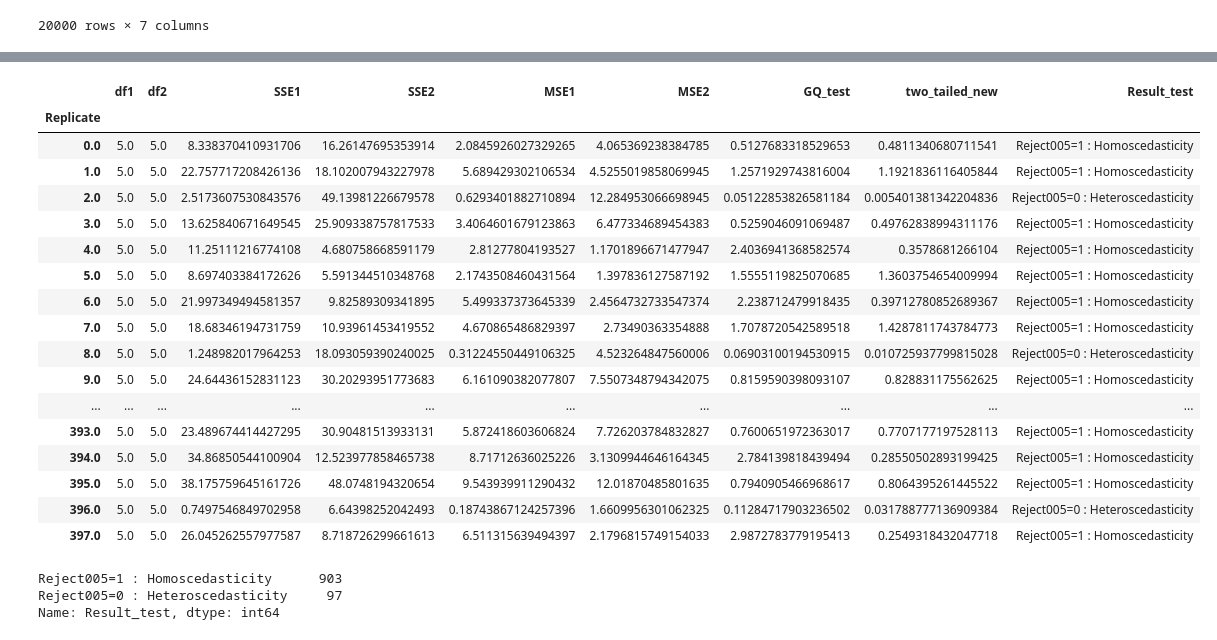
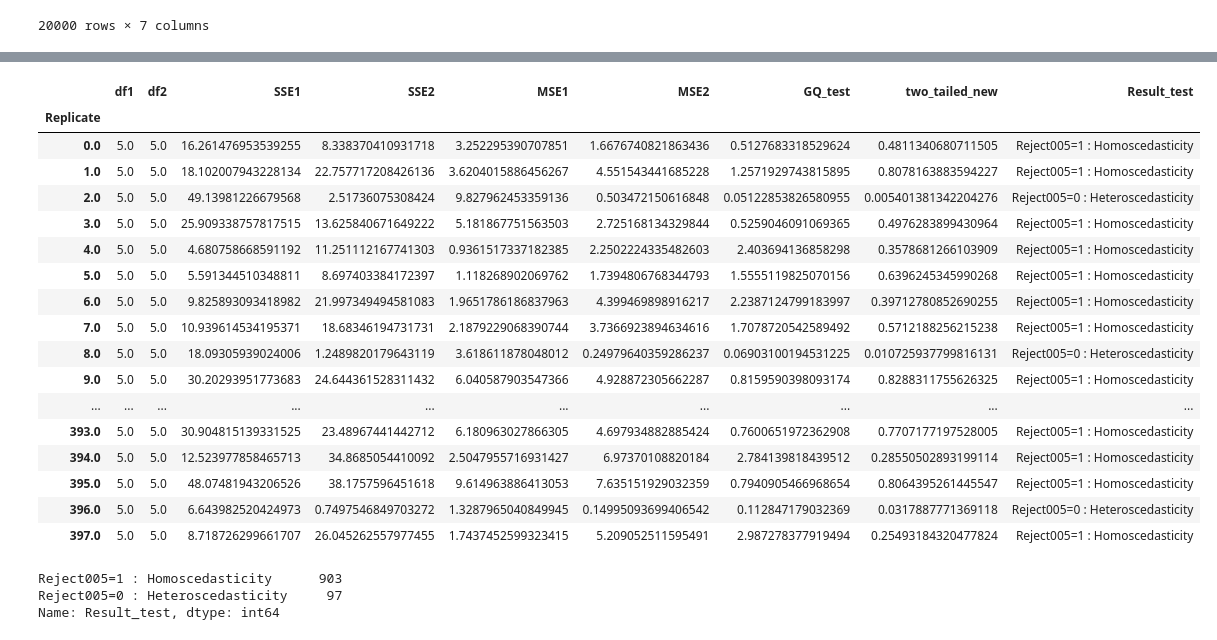
Before and after one commit to iam-fern/Generate_multiplication, a Jupyter notebook: GQtest_data_multi_delta_(0_4)_n20_05.ipynb, the cells around one changed output, grey strips where cells are left out. Drawn from its saved outputs; the diff is of its cells as text; code cells hidden in the pictures.

```diff
--- a/GQtest_data_multi_delta_(0_4)_n20_05.ipynb
+++ b/GQtest_data_multi_delta_(0_4)_n20_05.ipynb
@@ -142,7 +176,6 @@ def get_result(run_replicate, percent_data):
     new_table_sort = new_table.sort_values('x2')
     new_table_sort.reset_index(inplace=True)
     new_table_sort.drop(['index'], axis=1, inplace=True)
-
 
     # แบ่งข้อมูลกลุ่มที่ 1
     table1 = new_table_sort.iloc[:int(percent_data*new_table_sort.shape[0]) , :]
@@ -156,8 +189,7 @@ def get_result(run_replicate, percent_data):
     # หาค่า df กลุ่ม 1
     DF1 = model1.df_resid + 1
     SSE1 = model1.ssr
-    MSE1 = model1.mse_resid
-
+    MSE1 = SSE1/DF1
 
     # แบ่งข้อมูลกลุ่มที่ 2
     table2 = new_table_sort.iloc[int((1-percent_data)*new_table_sort.shape[0]): , :]
@@ -171,23 +203,21 @@ def get_result(run_replicate, percent_data):
     # หาค่า df กลุ่ม 2
     DF2 = model2.df_resid + 1
     SSE2 = model2.ssr
-    MSE2 = model2.mse_resid
+    MSE2 = SSE2/DF2
 
     # ค่าสถิติทดสอบ
     GQ_test = (SSE2/DF2) / (SSE1/DF1)
-
 
     df2 = DF2
     df1 = DF1
 
     # คำนวณค่า p-value
-    # sf(x, dfn, dfd, loc=0, scale=1) : Survival function (also defined as 1 - cdf, but sf is sometimes more accurate)
+    # pdf(x, dfn, dfd, loc=0, scale=1) : Probability density function
     two_tailed = 2.0*(1.0-(ss.f.cdf(GQ_test, df2, df1)))
+    p_greater = ss.f.cdf(GQ_test, df2, df1)
+    p_less = 1.0-ss.f.cdf(GQ_test, df2, df1)
 
-    # pdf(x, dfn, dfd, loc=0, scale=1) : Probability density function
-    p_greater = ss.f.cdf(GQ_test, df2, df1)
-
-    return df2, df1, SSE2, SSE1, MSE2, MSE1, GQ_test, two_tailed, p_greater
+    return df1, df2, SSE1, SSE2, MSE1, MSE2, GQ_test, two_tailed, p_greater, p_less
 
 # สร้าง list ของ replicates
 list_replicate=list({i[0] for i in table.index})
@@ -203,13 +233,14 @@ list_MSE2=[]
 list_GQ_test=[]
 list_two_tailed=[]
 list_p_greater=[]
+list_p_less=[]
 
 # กำหนด % การแบ่งข้อมูล
 percent_data=0.4
 
 # ใช้ for loop สำหรับการ run ทุก replicates
 for run_replicate in list_replicate:
-    df1, df2, SSE1, SSE2, MSE1, MSE2, GQ_test, two_tailed, p_greater=get_result(run_replicate, percent_data)
+    df1, df2, SSE1, SSE2, MSE1, MSE2, GQ_test, two_tailed, p_greater, p_less=get_result(run_replicate, percent_data)
     list_df1.append(df1)
     list_SSE1.append(SSE1)
     list_df2.append(df2)
@@ -219,6 +250,7 @@ for run_replicate in list_replicate:
     list_GQ_test.append(GQ_test)
     list_two_tailed.append(two_tailed)
     list_p_greater.append(p_greater)
+    list_p_less.append(p_less)
 # %%
 # สร้างตารางผลลัพธ์
 alpha = 0.05
@@ -257,39 +289,41 @@ result.astype(str)
 # %%
 # สร้างตารางผลลัพธ์
 alpha = 0.05
 pd.set_option('display.max_rows', 1000)
 pd.set_option('display.max_columns', 1000)
 pd.set_option('display.width', 1000)
 result=pd.DataFrame({"Replicate":list_replicate, "df1":list_df1, "df2":list_df2, "SSE1":list_SSE1,
                      "SSE2":list_SSE2, "MSE1":list_MSE1, "MSE2":list_MSE2,
-                     "GQ_test":list_GQ_test, "two_tailed":list_two_tailed, "greater":list_p_greater})
+                     "GQ_test":list_GQ_test, "two_tailed":list_two_tailed, "greater":list_p_greater, "less":list_p_less})
 result.set_index(['Replicate'], inplace=True)
 
-result['two_tailed_new']=result[["two_tailed","greater"]].apply(lambda value: value[0] if value[0]<0.5 else 2*value[1], axis=1)
+result['two_tailed_new']=result[["two_tailed","greater","less"]].apply(lambda value: value[0] if value[0]<0.5 else (2*value[1] if value[1]<0.5 else 2*value[2]) , axis=1)
 result["Result_test"]=result["two_tailed_new"].apply(lambda p_value: 'Reject005=0 : Heteroscedasticity'
                                                                   if p_value < alpha else 'Reject005=1 : Homoscedasticity')
 #two_tailed_new_show=two_tailed_new.drop(columns="greater")
-result_show=result.drop(columns=["two_tailed", "greater"])
+result_show=result.drop(columns=["two_tailed", "greater", "less"])
 result_show.astype(str)
+
+#result.astype(str)
 # %% [output]
 |  | df1 | df2 | SSE1 | SSE2 | MSE1 | MSE2 | GQ_test | two_tailed_new | Result_test |
 | Replicate |  |  |  |  |  |  |  |  |  |
-| 0.0 | 5.0 | 5.0 | 8.338370410931706 | 16.26147695353914 | 2.0845926027329265 | 4.065369238384785 | 0.5127683318529653 | 0.4811340680711541 | Reject005=1 : Homoscedasticity |
-| 1.0 | 5.0 | 5.0 | 22.757717208426136 | 18.102007943227978 | 5.689429302106534 | 4.5255019858069945 | 1.2571929743816004 | 1.1921836116405844 | Reject005=1 : Homoscedasticity |
-| 2.0 | 5.0 | 5.0 | 2.5173607530843576 | 49.13981226679578 | 0.6293401882710894 | 12.284953066698945 | 0.05122853826581184 | 0.005401381342204836 | Reject005=0 : Heteroscedasticity |
-| 3.0 | 5.0 | 5.0 | 13.625840671649545 | 25.909338757817533 | 3.4064601679123863 | 6.477334689454383 | 0.5259046091069487 | 0.49762838994311176 | Reject005=1 : Homoscedasticity |
-| 4.0 | 5.0 | 5.0 | 11.25111216774108 | 4.680758668591179 | 2.81277804193527 | 1.1701896671477947 | 2.4036941368582574 | 0.3578681266104 | Reject005=1 : Homoscedasticity |
-| 5.0 | 5.0 | 5.0 | 8.697403384172626 | 5.591344510348768 | 2.1743508460431564 | 1.397836127587192 | 1.5555119825070685 | 1.3603754654009994 | Reject005=1 : Homoscedasticity |
-| 6.0 | 5.0 | 5.0 | 21.997349494581357 | 9.82589309341895 | 5.499337373645339 | 2.4564732733547374 | 2.238712479918435 | 0.39712780852689367 | Reject005=1 : Homoscedasticity |
-| 7.0 | 5.0 | 5.0 | 18.68346194731759 | 10.93961453419552 | 4.670865486829397 | 2.73490363354888 | 1.7078720542589518 | 1.4287811743784773 | Reject005=1 : Homoscedasticity |
-| 8.0 | 5.0 | 5.0 | 1.248982017964253 | 18.093059390240025 | 0.31224550449106325 | 4.523264847560006 | 0.06903100194530915 | 0.010725937799815028 | Reject005=0 : Heteroscedasticity |
-| 9.0 | 5.0 | 5.0 | 24.64436152831123 | 30.20293951773683 | 6.161090382077807 | 7.5507348794342075 | 0.8159590398093107 | 0.828831175562625 | Reject005=1 : Homoscedasticity |
+| 0.0 | 5.0 | 5.0 | 16.261476953539255 | 8.338370410931718 | 3.252295390707851 | 1.6676740821863436 | 0.5127683318529624 | 0.4811340680711505 | Reject005=1 : Homoscedasticity |
+| 1.0 | 5.0 | 5.0 | 18.102007943228134 | 22.757717208426136 | 3.6204015886456267 | 4.551543441685228 | 1.2571929743815895 | 0.8078163883594227 | Reject005=1 : Homoscedasticity |
+| 2.0 | 5.0 | 5.0 | 49.13981226679568 | 2.51736075308424 | 9.827962453359136 | 0.503472150616848 | 0.05122853826580955 | 0.005401381342204276 | Reject005=0 : Heteroscedasticity |
+| 3.0 | 5.0 | 5.0 | 25.909338757817515 | 13.625840671649222 | 5.181867751563503 | 2.725168134329844 | 0.5259046091069365 | 0.4976283899430964 | Reject005=1 : Homoscedasticity |
+| 4.0 | 5.0 | 5.0 | 4.680758668591192 | 11.251112167741303 | 0.9361517337182385 | 2.2502224335482603 | 2.403694136858298 | 0.3578681266103909 | Reject005=1 : Homoscedasticity |
+| 5.0 | 5.0 | 5.0 | 5.591344510348811 | 8.697403384172397 | 1.118268902069762 | 1.7394806768344793 | 1.5555119825070156 | 0.6396245345990268 | Reject005=1 : Homoscedasticity |
+| 6.0 | 5.0 | 5.0 | 9.825893093418982 | 21.997349494581083 | 1.9651786186837963 | 4.399469898916217 | 2.2387124799183997 | 0.39712780852690255 | Reject005=1 : Homoscedasticity |
+| 7.0 | 5.0 | 5.0 | 10.939614534195371 | 18.68346194731731 | 2.1879229068390744 | 3.7366923894634616 | 1.7078720542589492 | 0.5712188256215238 | Reject005=1 : Homoscedasticity |
+| 8.0 | 5.0 | 5.0 | 18.09305939024006 | 1.2489820179643119 | 3.618611878048012 | 0.24979640359286237 | 0.06903100194531225 | 0.010725937799816131 | Reject005=0 : Heteroscedasticity |
+| 9.0 | 5.0 | 5.0 | 30.20293951773683 | 24.644361528311432 | 6.040587903547366 | 4.928872305662287 | 0.8159590398093174 | 0.8288311755626325 | Reject005=1 : Homoscedasticity |
 | ... | ... | ... | ... | ... | ... | ... | ... | ... | ... |
-| 393.0 | 5.0 | 5.0 | 23.489674414427295 | 30.90481513933131 | 5.872418603606824 | 7.726203784832827 | 0.7600651972363017 | 0.7707177197528113 | Reject005=1 : Homoscedasticity |
-| 394.0 | 5.0 | 5.0 | 34.86850544100904 | 12.523977858465738 | 8.71712636025226 | 3.1309944646164345 | 2.784139818439494 | 0.28550502893199425 | Reject005=1 : Homoscedasticity |
-| 395.0 | 5.0 | 5.0 | 38.175759645161726 | 48.0748194320654 | 9.543939911290432 | 12.01870485801635 | 0.7940905466968617 | 0.8064395261445522 | Reject005=1 : Homoscedasticity |
-| 396.0 | 5.0 | 5.0 | 0.7497546849702958 | 6.64398252042493 | 0.18743867124257396 | 1.6609956301062325 | 0.11284717903236502 | 0.031788777136909384 | Reject005=0 : Heteroscedasticity |
-| 397.0 | 5.0 | 5.0 | 26.045262557977587 | 8.718726299661613 | 6.511315639494397 | 2.1796815749154033 | 2.9872783779195413 | 0.2549318432047718 | Reject005=1 : Homoscedasticity |
+| 393.0 | 5.0 | 5.0 | 30.904815139331525 | 23.48967441442712 | 6.180963027866305 | 4.697934882885424 | 0.7600651972362908 | 0.7707177197528005 | Reject005=1 : Homoscedasticity |
+| 394.0 | 5.0 | 5.0 | 12.523977858465713 | 34.8685054410092 | 2.5047955716931427 | 6.97370108820184 | 2.784139818439512 | 0.28550502893199114 | Reject005=1 : Homoscedasticity |
+| 395.0 | 5.0 | 5.0 | 48.07481943206526 | 38.1757596451618 | 9.614963886413053 | 7.635151929032359 | 0.7940905466968654 | 0.8064395261445547 | Reject005=1 : Homoscedasticity |
+| 396.0 | 5.0 | 5.0 | 6.643982520424973 | 0.7497546849703272 | 1.3287965040849945 | 0.14995093699406542 | 0.112847179032369 | 0.0317887771369118 | Reject005=0 : Heteroscedasticity |
+| 397.0 | 5.0 | 5.0 | 8.718726299661707 | 26.045262557977455 | 1.7437452599323415 | 5.209052511595491 | 2.987278377919494 | 0.25493184320477824 | Reject005=1 : Homoscedasticity |
 # %%
 result_show['Result_test'].value_counts()
 # %% [output]
```
Also changed, not shown: parts of 3 cells of this notebook.
